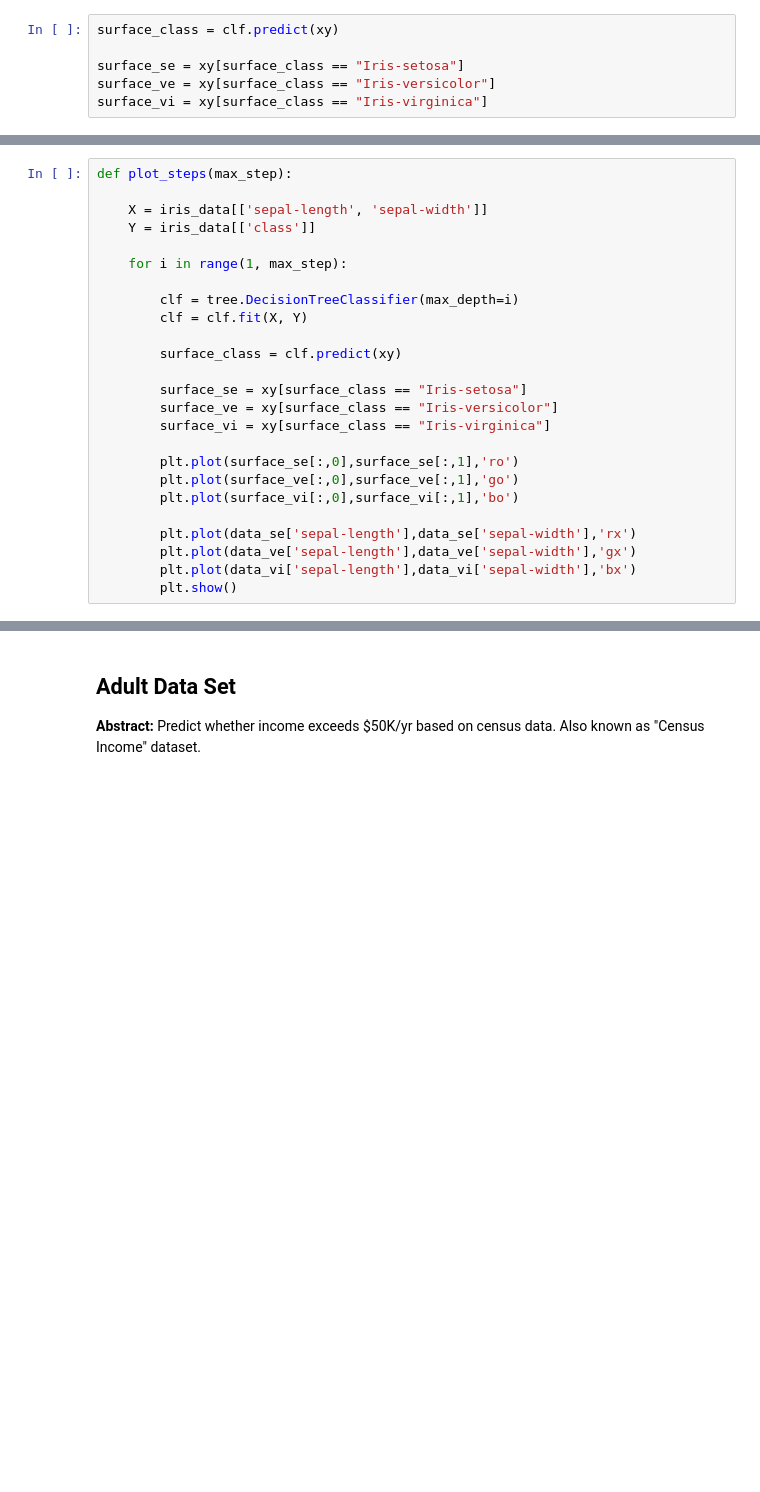
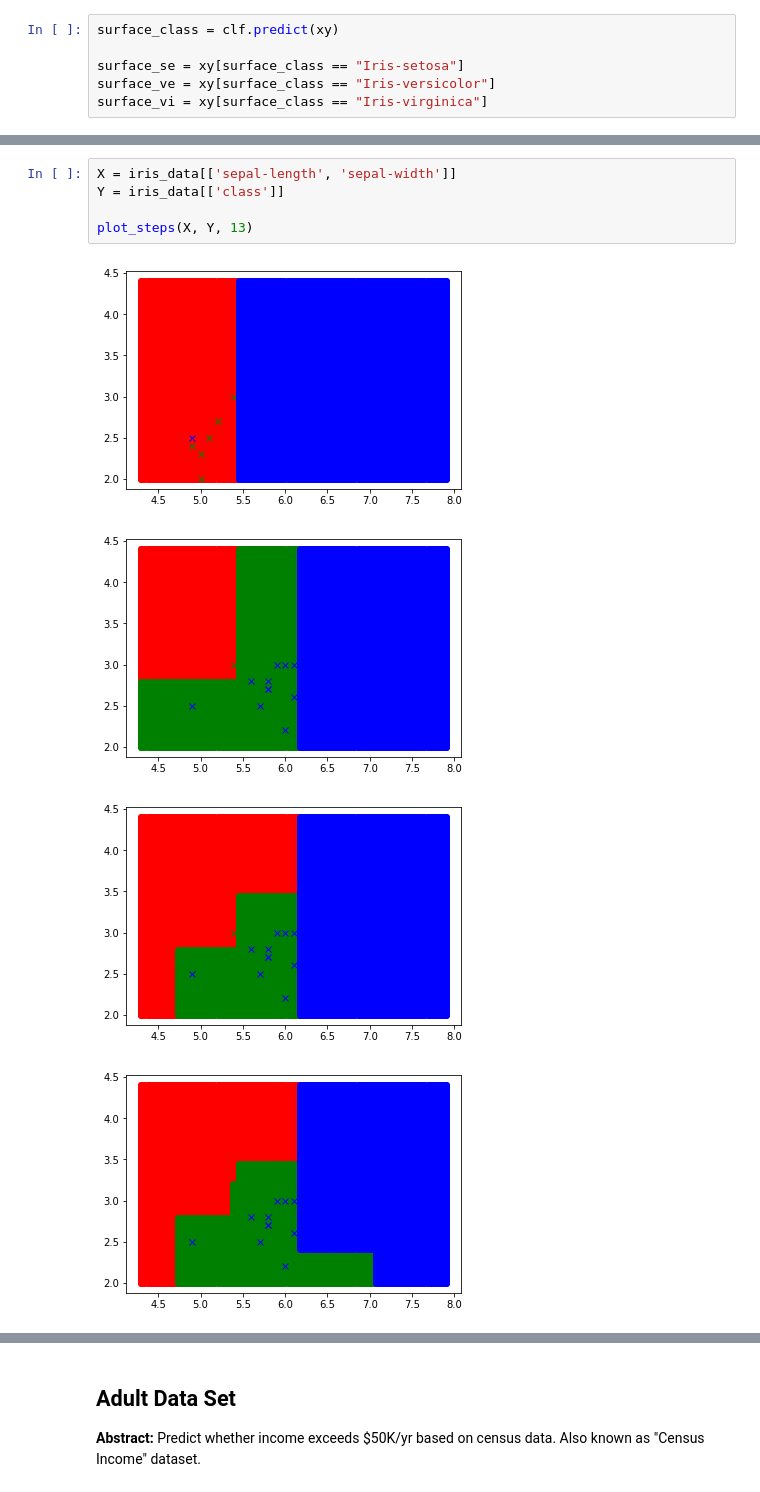
Before and after one commit to CodeEd-eV/ML-01-Decision-Tree, a Jupyter notebook: 00-introduction.ipynb, the cells around one changed output, grey strips where cells are left out. Saved outputs shown, nothing was run; the diff lists cells and outputs as text; blank space fills up the shorter version.

```diff
--- a/00-introduction.ipynb
+++ b/00-introduction.ipynb
@@ -90,25 +89,0 @@ plt.show()
-# %%
-def plot_steps(max_step):
-
-    X = iris_data[['sepal-length', 'sepal-width']]
-    Y = iris_data[['class']]
-
-    for i in range(1, max_step):
-
-        clf = tree.DecisionTreeClassifier(max_depth=i)
-        clf = clf.fit(X, Y)
-
-        surface_class = clf.predict(xy)
-
-        surface_se = xy[surface_class == "Iris-setosa"]
-        surface_ve = xy[surface_class == "Iris-versicolor"]
-        surface_vi = xy[surface_class == "Iris-virginica"]
-
-        plt.plot(surface_se[:,0],surface_se[:,1],'ro')
-        plt.plot(surface_ve[:,0],surface_ve[:,1],'go')
-        plt.plot(surface_vi[:,0],surface_vi[:,1],'bo')
-
-        plt.plot(data_se['sepal-length'],data_se['sepal-width'],'rx')
-        plt.plot(data_ve['sepal-length'],data_ve['sepal-width'],'gx')
-        plt.plot(data_vi['sepal-length'],data_vi['sepal-width'],'bx')
-        plt.show()
@@ -129,0 +141,10 @@ plot_steps(13)
+# %%
+X = iris_data[['sepal-length', 'sepal-width']]
+Y = iris_data[['class']]
+
+plot_steps(X, Y, 13)
+# %% [output]
+[figure, added]
+[figure, added]
+[figure, added]
+[figure, added]
```
Also changed, not shown: parts of 14 cells of this notebook, 1 other file.
